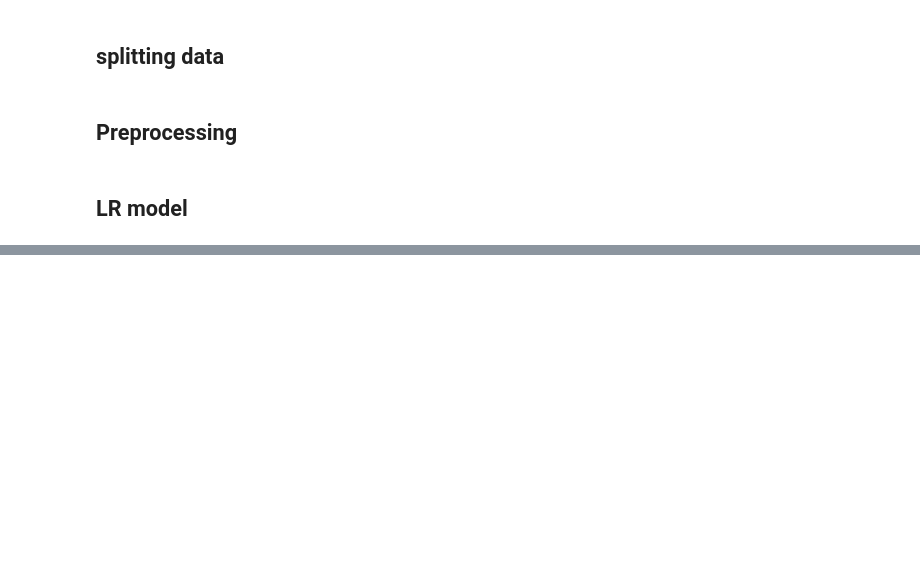
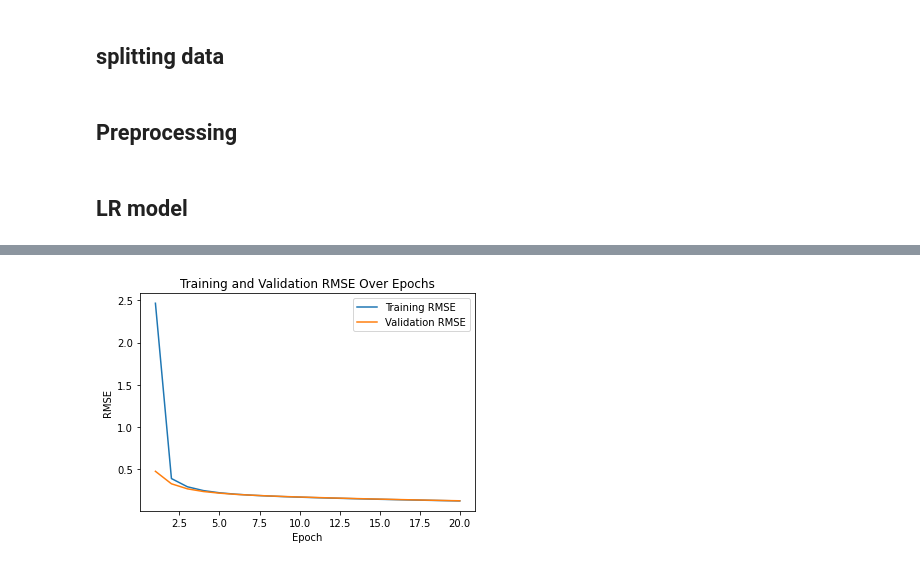
Before and after one commit to jcraciun/watts-the-cost-DATASCI-207, a Jupyter notebook: linear_regression.ipynb, the cells around one changed output, grey strips where cells are left out. Saved outputs shown, nothing was run; the diff lists cells and outputs as text; code cells hidden in the pictures; blank space fills up the shorter version.

```diff
--- a/linear_regression.ipynb
+++ b/linear_regression.ipynb
@@ -193,0 +240,13 @@ Epoch 1/10
+# %%
+epochs = range(1, len(history.history["rmse"]) + 1)
+
+plt.plot(epochs, history.history["rmse"], label="Training RMSE")
+plt.plot(epochs, history.history["val_rmse"], label="Validation RMSE")
+
+plt.xlabel("Epoch")
+plt.ylabel("RMSE")
+plt.title("Training and Validation RMSE Over Epochs")
+plt.legend()
+plt.show()
+# %% [output]
+[figure, added]
```
Also changed, not shown: parts of 9 cells of this notebook, 1 other file.
